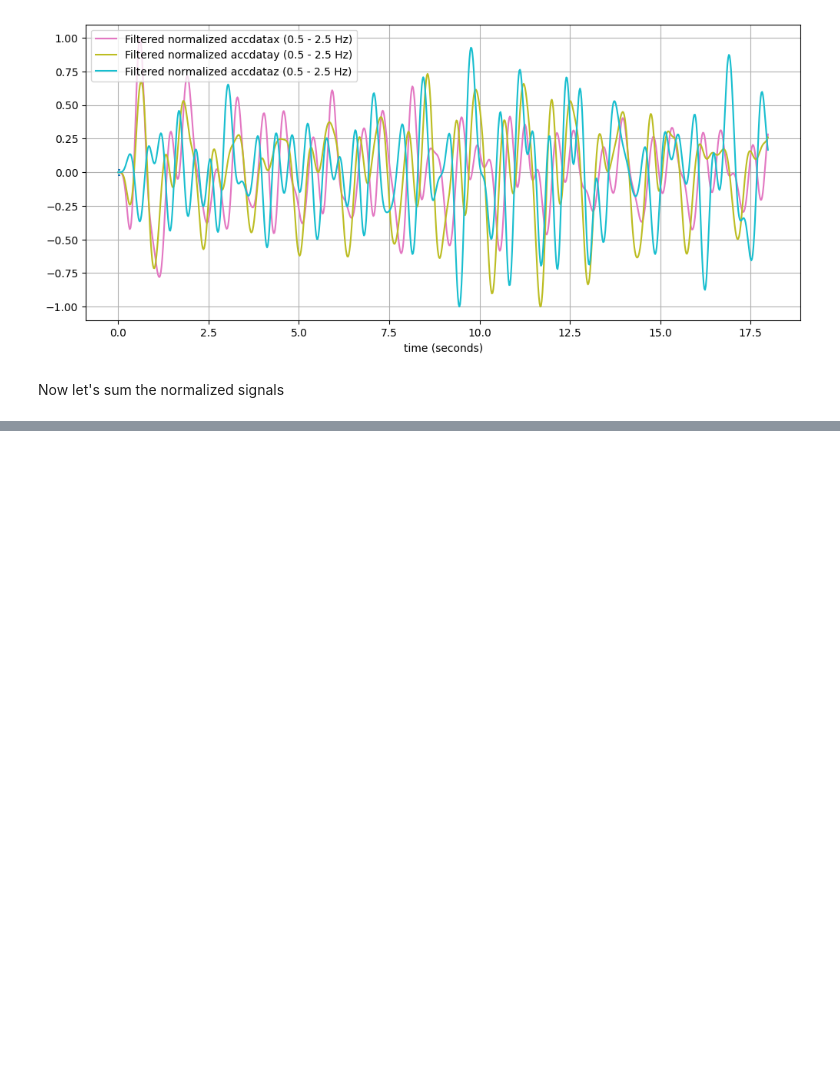
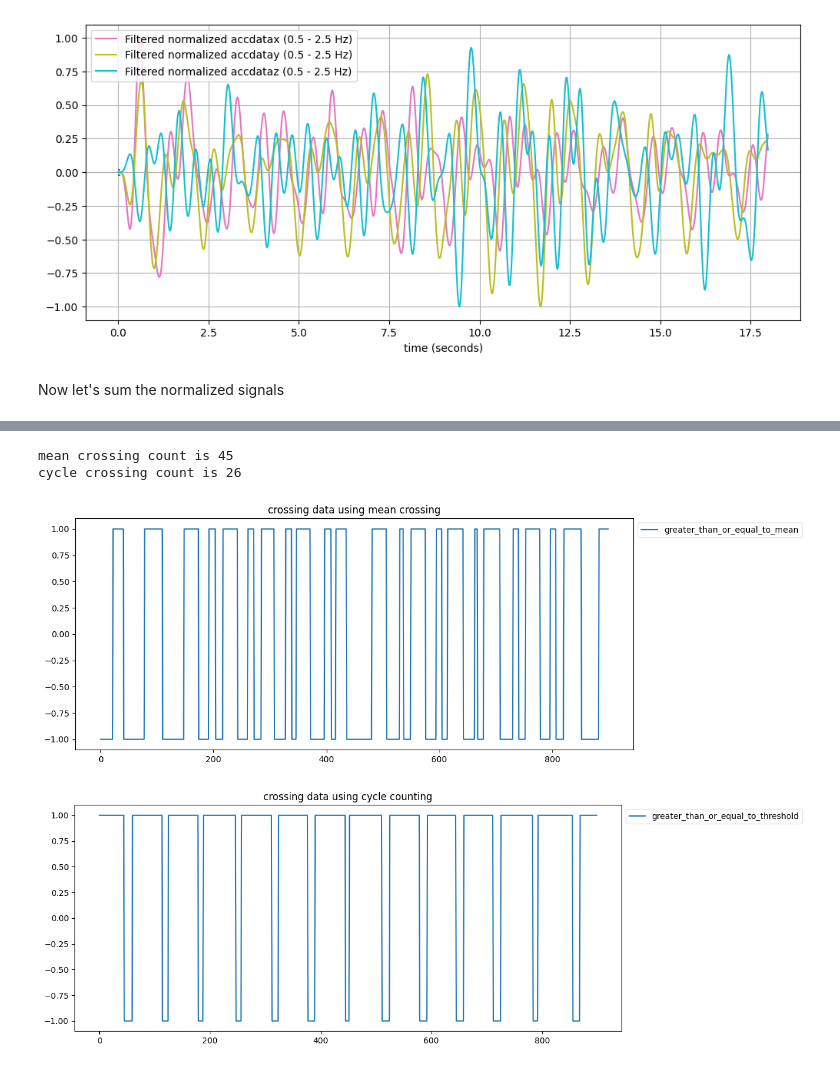
Before and after one commit to rickgladwin/applied_ai_challenges, a Jupyter notebook: week_1_wearable_step_counter.ipynb, the cells around one changed output, grey strips where cells are left out. Drawn from its saved outputs; the diff is of its cells as text; code cells hidden in the pictures; blank space fills up the shorter version.

```diff
--- a/week_1_wearable_step_counter.ipynb
+++ b/week_1_wearable_step_counter.ipynb
@@ -513,0 +522,47 @@ plt.show()
+# %%
+# Mean crossing
+
+mean_crossing = acc_sum.copy()
+mean_crossing = pd.DataFrame(mean_crossing)
+# display(crossing)
+# create a dataframe showing if the mapped value is greater than or equal to the mean value (results in a column of boolean values)
+result = mean_crossing.ge(mean_crossing.mean())
+result.columns = ['greater_than_or_equal_to_mean']
+# display(result)
+# print(result.iloc[0].dtypes)
+# convert the dtype to something that can be converted to int
+# result.iloc[:, 0] = result.iloc[:, 0].apply(lambda x: int(x))
+# result.iloc[:, 0] = result.iloc[:, 0].astype(int)
+
+# NOTE: we need to add a column name (and not just use .iloc) because of the way pandas handles dtype conversions. Using .iloc with .astype results in a warning.
+result['greater_than_or_equal_to_mean'] = result['greater_than_or_equal_to_mean'].astype(int).replace({0:-1})
+# result.iloc[:, 0] = result.iloc[:, 0].replace({True: 1, False: -1}).astype(int)
+# result.iloc[:, 0] = result.iloc[:, 0].replace({0: -1}).astype(int)
+# display(result)
+# result.iloc[:, 0] =
+result.plot(figsize=(12, 5))
+plt.title("crossing data using mean crossing")
+plt.legend(loc='upper left', framealpha=0.5, bbox_to_anchor=(1, 1))
+
+meanCrossingCount = np.where(np.diff(np.sign(result.to_numpy().reshape(-1))))[0]
+
+print(f"mean crossing count is {len(meanCrossingCount)}")
+
+# cycle crossing count
+
+cycle_crossing = acc_sum.copy()
+cycle_crossing = pd.DataFrame(cycle_crossing)
+result2 = cycle_crossing.ge(cycle_cross_height)
+result2.columns = ['greater_than_or_equal_to_threshold']
+result2['greater_than_or_equal_to_threshold'] = result2[['greater_than_or_equal_to_threshold']].astype(int).replace({0:-1})
+result2.plot(figsize=(12, 5))
+plt.title("crossing data using cycle counting")
+plt.legend(loc='upper left', framealpha=0.5, bbox_to_anchor=(1, 1))
+
+cycleCrossingCount = np.where(np.diff(np.sign(result2.to_numpy().reshape(-1))))[0]
+print(f"cycle crossing count is {len(cycleCrossingCount)}")
+# %% [output]
+mean crossing count is 45
+cycle crossing count is 26
+[figure, added]
+[figure, added]
```
Also changed, not shown: parts of 3 cells of this notebook.
